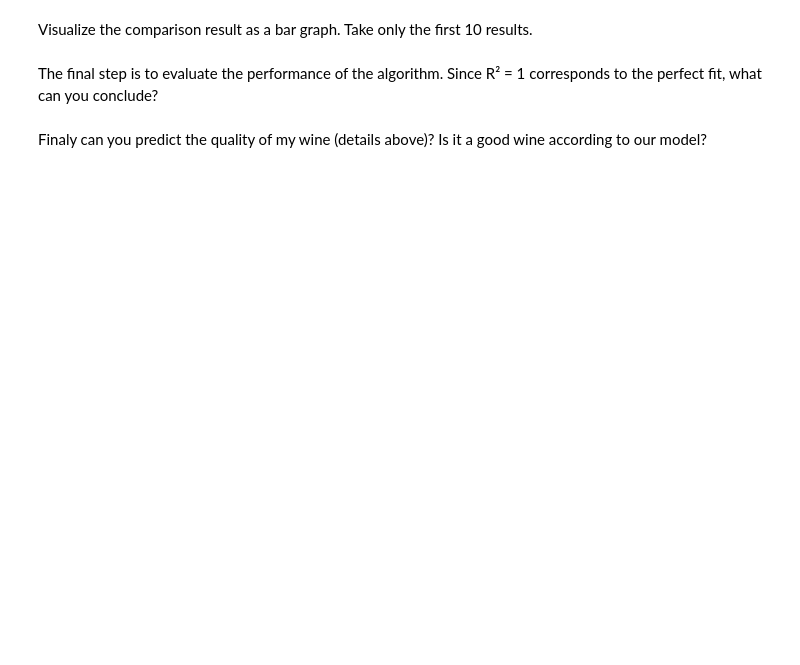
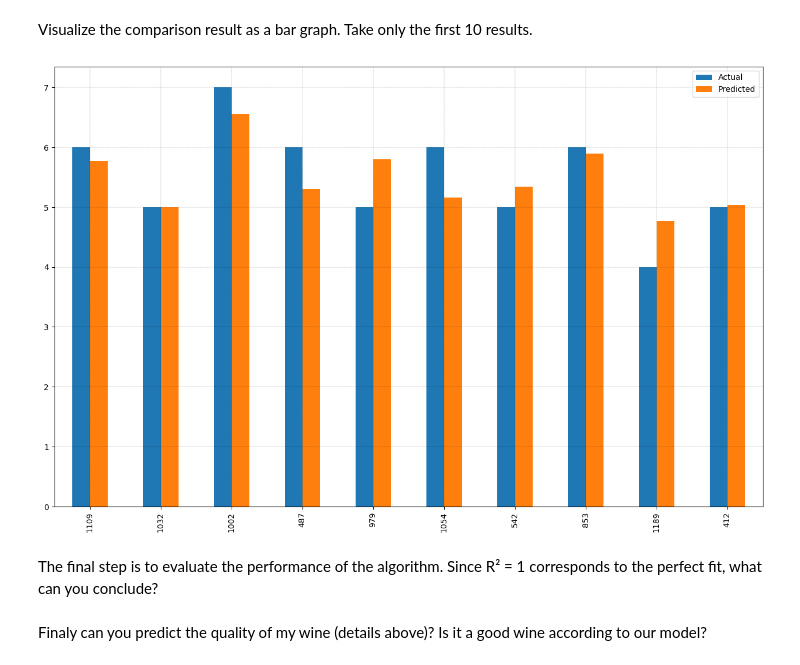
Before and after one commit to kieran31415/AI, a Jupyter notebook: 07. ML - Linear Regression/5. Vinho Verde.ipynb, the cells around one changed output. Saved outputs shown, nothing was run; the diff lists cells and outputs as text; code cells hidden in the pictures; blank space fills up the shorter version.

```diff
--- a/07. ML - Linear Regression/5. Vinho Verde.ipynb
+++ b/07. ML - Linear Regression/5. Vinho Verde.ipynb
@@ -139,5 +143,15 @@ Our next step is to divide the data into independent variables and dependent var
 - alcohol
 
 to predict the quality. Create the two datasets and next, split 80% of the data to the training set and 20% to the test set.
+# %%
+from sklearn.model_selection import train_test_split
+
+independent_vars = ['volatile acidity', 'citric acid', 'residual sugar', 'chlorides',
+                    'free sulfur dioxide', 'density', 'pH', 'sulphates', 'alcohol']
+
+X = wine_df[independent_vars]
+y = wine_df['quality']
+
+X_train, X_test, y_train, y_test = train_test_split(X, y, test_size=0.2, random_state=0)
 # %% [markdown]
 Print the independent and dependent training set.
@@ -145,3 +194,9 @@ Print the independent and dependent training set.
 ## 5. Train the model
 
 Now train the model.
+# %%
+model = LinearRegression()
+model.fit(X_train, y_train)
+
+print('Intercept', model.intercept_)
+print('Coefficient', model.coef_)
@@ -160,5 +231,11 @@ This means that for a unit increase in *density*, there is an increase of 5.17 u
 ## 6. Predictions
 
 Now that we have trained our model, it’s time to make some predictions. Do the prediction on test data.
+# %%
+y_pred = model.predict(X_test)
 # %% [markdown]
 Print the actual and predicted values for the first 25 wines from the test set.
+# %%
+result_df = pd.DataFrame({'Actual': y_test[:25], 'Predicted': y_pred[:25]})
+
+print(result_df)
@@ -165,5 +260,12 @@ Print the actual and predicted values for the first 25 wines from the test set.
 # %% [markdown]
 Visualize the comparison result as a bar graph. Take only the first 10 results.
+# %%
+result10_df = result_df.head(10)
+result10_df.plot(kind='bar', figsize=(16,10))
+plt.grid(linestyle=':', linewidth='0.25', color='black')
+plt.show()
+# %% [output]
+[figure, added]
 # %% [markdown]
 The final step is to evaluate the performance of the algorithm. Since R² = 1 corresponds to the perfect fit, what can you conclude?
 # %%
```
Also changed, not shown: parts of 11 cells of this notebook.
